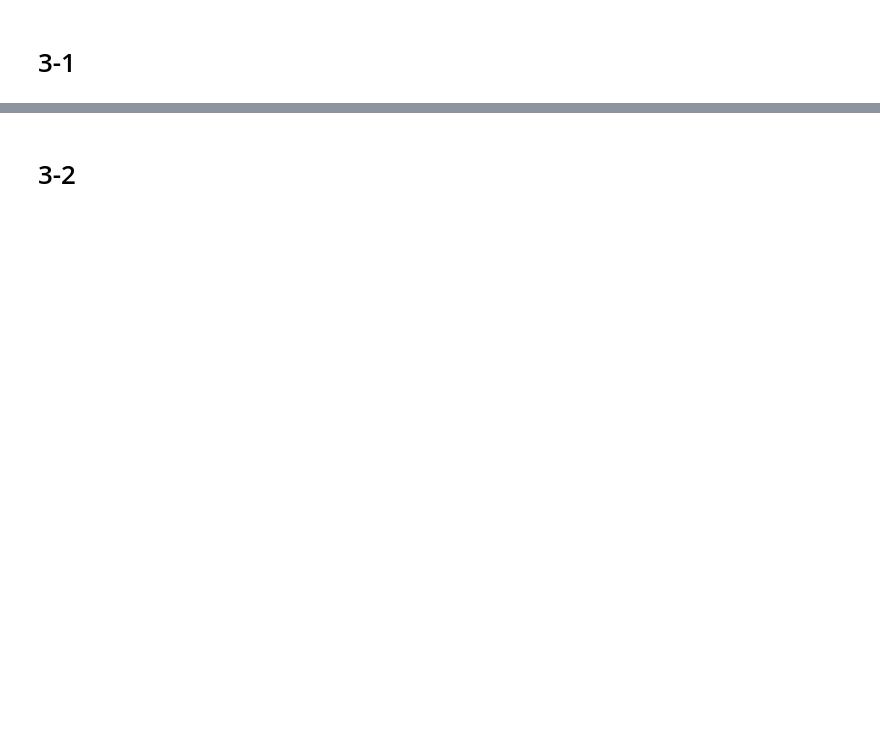
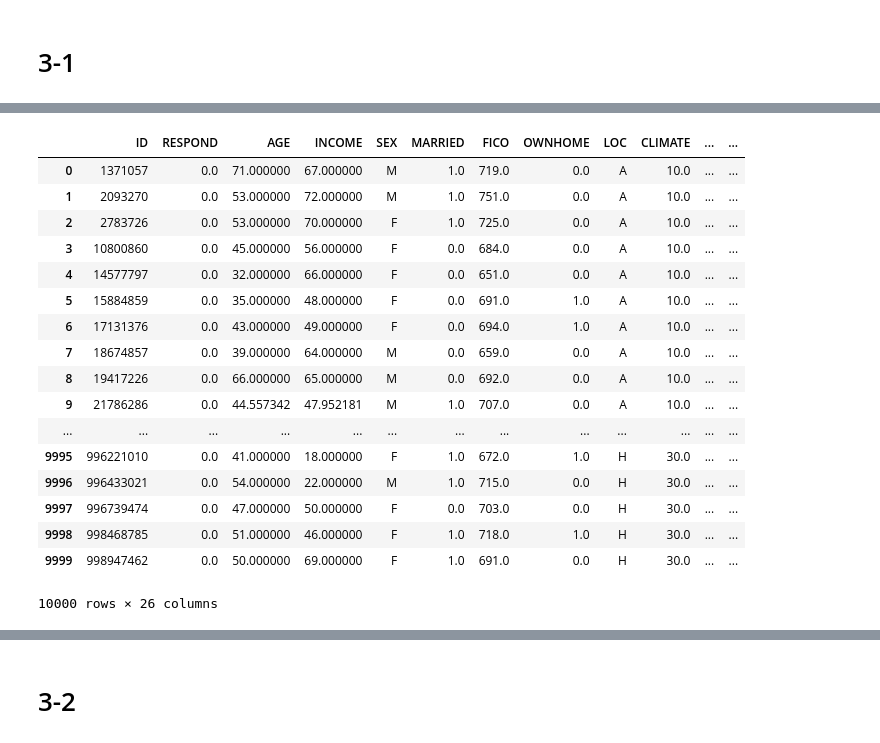
Before and after one commit to se7endragon/Data_Mining, a Jupyter notebook: Week 3 Data Analysis.ipynb, the cells around one changed output, grey strips where cells are left out. Drawn from its saved outputs; the diff is of its cells as text; code cells hidden in the pictures; blank space fills up the shorter version.

```diff
--- a/Week 3 Data Analysis.ipynb
+++ b/Week 3 Data Analysis.ipynb
@@ -42,6 +152,27 @@ df['SEX'].fillna(df['SEX'].value_counts().idxmax(),inplace=True)
 df['MARRIED'].fillna(df['MARRIED'].value_counts().idxmax(),inplace=True)
 df['OWNHOME'].fillna(df['OWNHOME'].value_counts().idxmax(),inplace=True)
 df['ORGSRC'].fillna(df['ORGSRC'].value_counts().idxmax(),inplace=True)
+# %%
+df
+# %% [output]
+|  | ID | RESPOND | AGE | INCOME | SEX | MARRIED | FICO | OWNHOME | LOC | CLIMATE | ... | ... |
+| 0 | 1371057 | 0.0 | 71.000000 | 67.000000 | M | 1.0 | 719.0 | 0.0 | A | 10.0 | ... | ... |
+| 1 | 2093270 | 0.0 | 53.000000 | 72.000000 | M | 1.0 | 751.0 | 0.0 | A | 10.0 | ... | ... |
+| 2 | 2783726 | 0.0 | 53.000000 | 70.000000 | F | 1.0 | 725.0 | 0.0 | A | 10.0 | ... | ... |
+| 3 | 10800860 | 0.0 | 45.000000 | 56.000000 | F | 0.0 | 684.0 | 0.0 | A | 10.0 | ... | ... |
+| 4 | 14577797 | 0.0 | 32.000000 | 66.000000 | F | 0.0 | 651.0 | 0.0 | A | 10.0 | ... | ... |
+| 5 | 15884859 | 0.0 | 35.000000 | 48.000000 | F | 0.0 | 691.0 | 1.0 | A | 10.0 | ... | ... |
+| 6 | 17131376 | 0.0 | 43.000000 | 49.000000 | F | 0.0 | 694.0 | 1.0 | A | 10.0 | ... | ... |
+| 7 | 18674857 | 0.0 | 39.000000 | 64.000000 | M | 0.0 | 659.0 | 0.0 | A | 10.0 | ... | ... |
+| 8 | 19417226 | 0.0 | 66.000000 | 65.000000 | M | 0.0 | 692.0 | 0.0 | A | 10.0 | ... | ... |
+| 9 | 21786286 | 0.0 | 44.557342 | 47.952181 | M | 1.0 | 707.0 | 0.0 | A | 10.0 | ... | ... |
+| ... | ... | ... | ... | ... | ... | ... | ... | ... | ... | ... | ... | ... |
+| 9995 | 996221010 | 0.0 | 41.000000 | 18.000000 | F | 1.0 | 672.0 | 1.0 | H | 30.0 | ... | ... |
+| 9996 | 996433021 | 0.0 | 54.000000 | 22.000000 | M | 1.0 | 715.0 | 0.0 | H | 30.0 | ... | ... |
+| 9997 | 996739474 | 0.0 | 47.000000 | 50.000000 | F | 0.0 | 703.0 | 0.0 | H | 30.0 | ... | ... |
+| 9998 | 998468785 | 0.0 | 51.000000 | 46.000000 | F | 1.0 | 718.0 | 1.0 | H | 30.0 | ... | ... |
+| 9999 | 998947462 | 0.0 | 50.000000 | 69.000000 | F | 1.0 | 691.0 | 0.0 | H | 30.0 | ... | ... |
+10000 rows × 26 columns
 # %%
 #Categorical Encoder
 enc = BinaryEncoder(cols=['SEX', 'LOC','ORGSRC']).fit(df)
```
Also changed, not shown: parts of 11 cells of this notebook, 7 other files.
